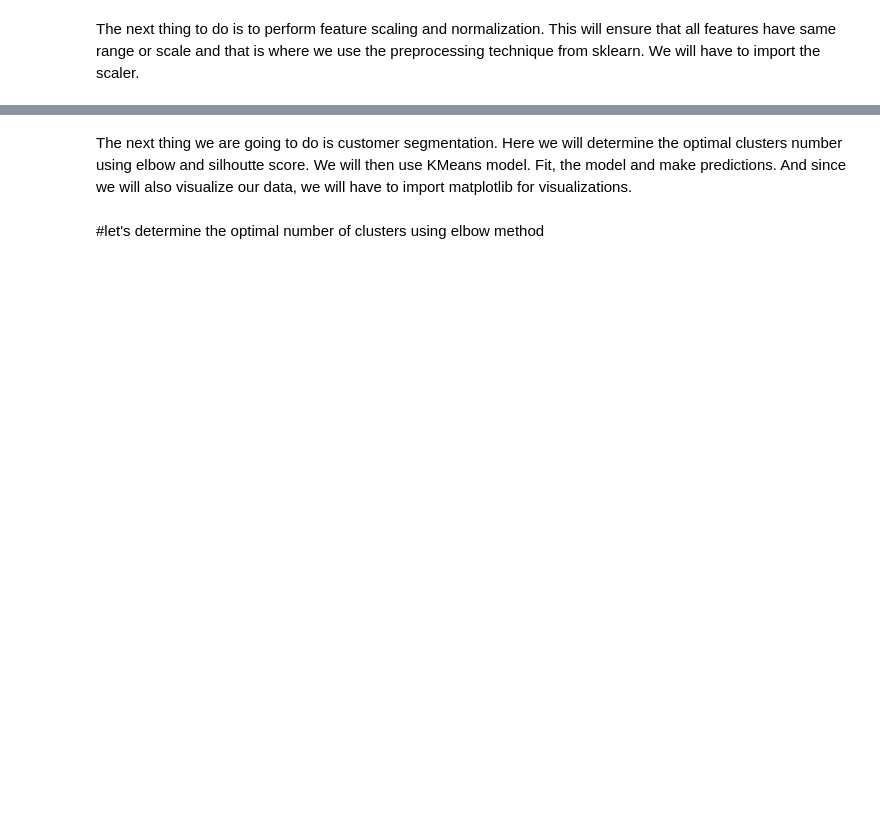
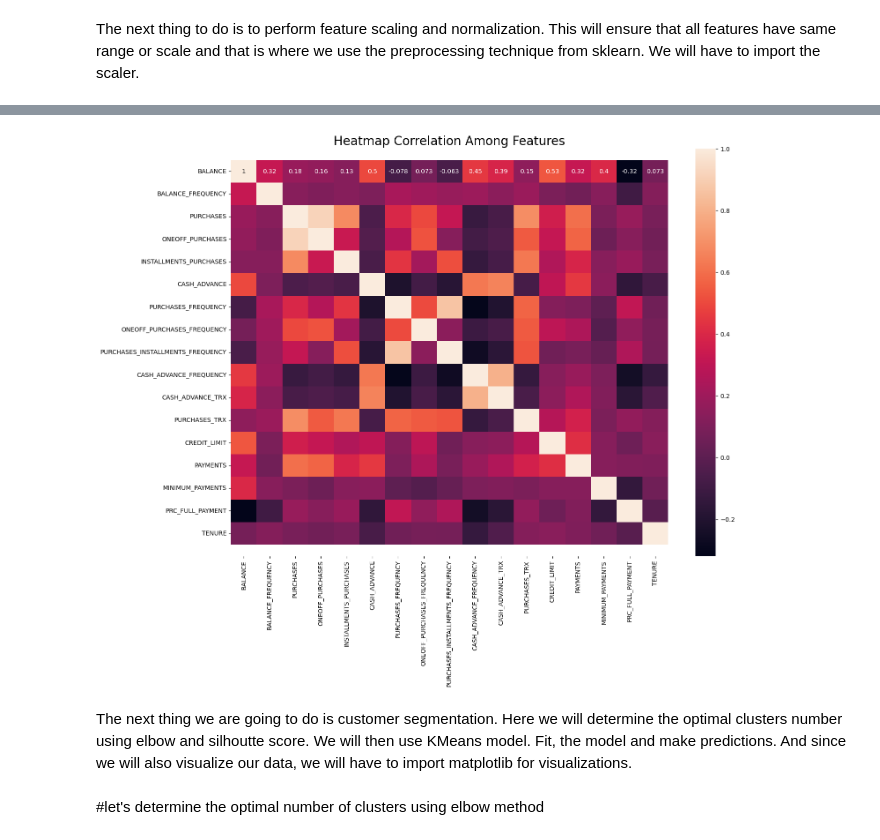
Before and after one commit to LilianNekesa/DataScience, a Jupyter notebook: Credit Card Dataset Clustering.ipynb, the cells around one changed output, grey strips where cells are left out. Drawn from its saved outputs; the diff is of its cells as text; code cells hidden in the pictures; blank space fills up the shorter version.

```diff
--- a/Credit Card Dataset Clustering.ipynb
+++ b/Credit Card Dataset Clustering.ipynb
@@ -228,3 +219,19 @@ X
+# %%
+feature = ['BALANCE', 'BALANCE_FREQUENCY', 'PURCHASES',
+       'ONEOFF_PURCHASES', 'INSTALLMENTS_PURCHASES', 'CASH_ADVANCE',
+       'PURCHASES_FREQUENCY', 'ONEOFF_PURCHASES_FREQUENCY',
+       'PURCHASES_INSTALLMENTS_FREQUENCY', 'CASH_ADVANCE_FREQUENCY',
+       'CASH_ADVANCE_TRX', 'PURCHASES_TRX', 'CREDIT_LIMIT', 'PAYMENTS',
+       'MINIMUM_PAYMENTS', 'PRC_FULL_PAYMENT', 'TENURE']
+
+plt.figure(figsize=(16,12))
+ax = sns.heatmap(data[feature].corr(), annot=True)
+bottom, top = ax.get_ylim()
+ax.set_ylim(bottom + 0.5, top - 0.5)
+plt.title('Heatmap Correlation Among Features', size=20)
+plt.show()
+# %% [output]
+[figure, added]
 # %%
 from sklearn.preprocessing import StandardScaler
 from sklearn.preprocessing import LabelEncoder
```
Also changed, not shown: parts of 32 cells of this notebook, 2 other files.
